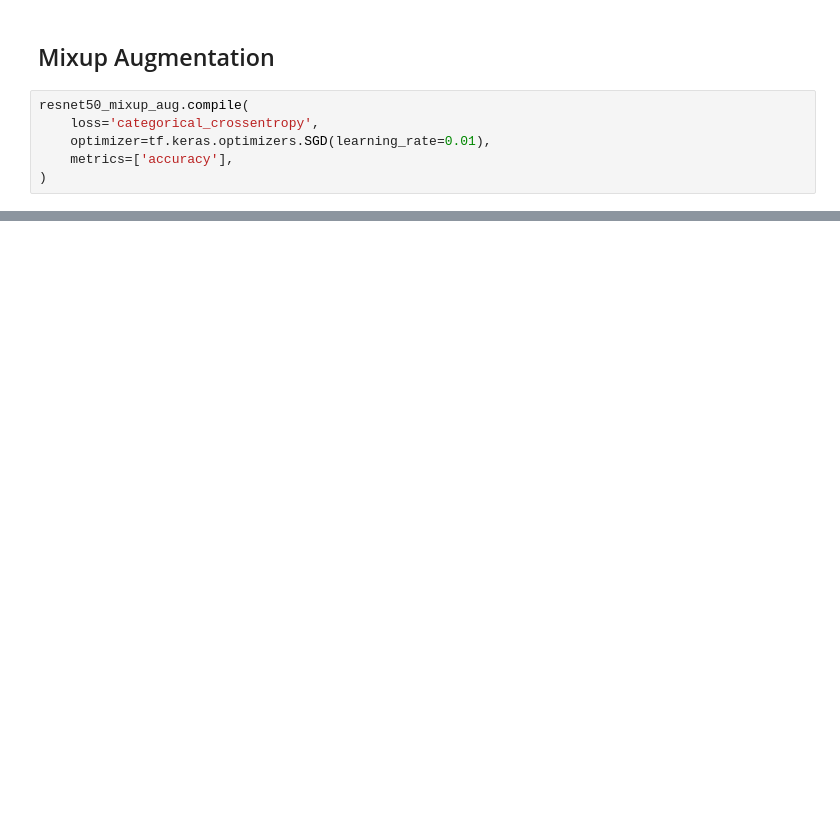
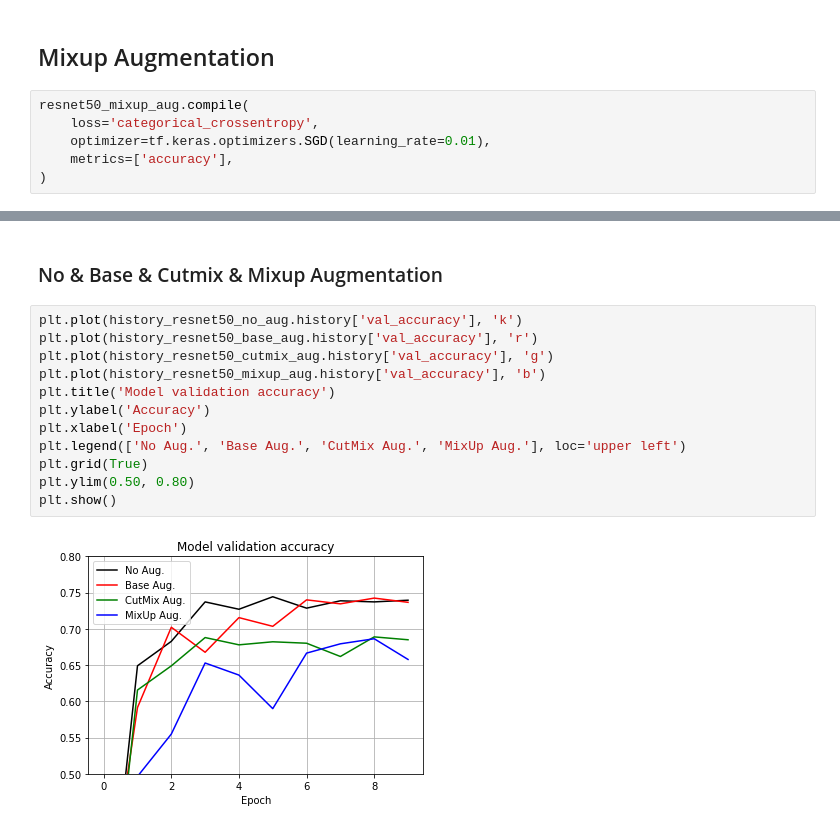
Before and after one commit to choihyun2020/AIFFEL, a Jupyter notebook: GD.02 - CutMix or Mixup.ipynb, the cells around one changed output, grey strips where cells are left out. Saved outputs shown, nothing was run; the diff lists cells and outputs as text; blank space fills up the shorter version.

```diff
--- a/GD.02 - CutMix or Mixup.ipynb
+++ b/GD.02 - CutMix or Mixup.ipynb
@@ -490,0 +517,16 @@ history_resnet50_mixup_aug = resnet50_mixup_aug.fit(
+# %% [markdown]
+### No & Base & Cutmix & Mixup Augmentation
+# %%
+plt.plot(history_resnet50_no_aug.history['val_accuracy'], 'k')
+plt.plot(history_resnet50_base_aug.history['val_accuracy'], 'r')
+plt.plot(history_resnet50_cutmix_aug.history['val_accuracy'], 'g')
+plt.plot(history_resnet50_mixup_aug.history['val_accuracy'], 'b')
+plt.title('Model validation accuracy')
+plt.ylabel('Accuracy')
+plt.xlabel('Epoch')
+plt.legend(['No Aug.', 'Base Aug.', 'CutMix Aug.', 'MixUp Aug.'], loc='upper left')
+plt.grid(True)
+plt.ylim(0.50, 0.80)
+plt.show()
+# %% [output]
+[figure, added]
```
Also changed, not shown: parts of 61 cells of this notebook.
